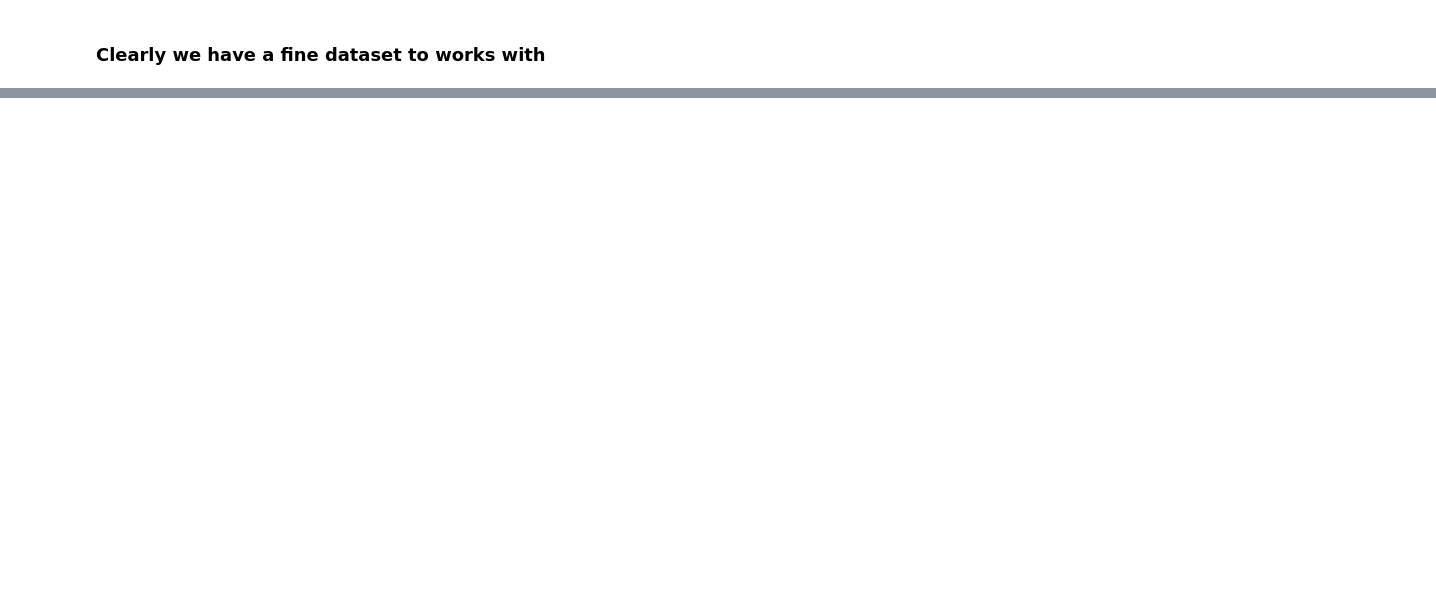
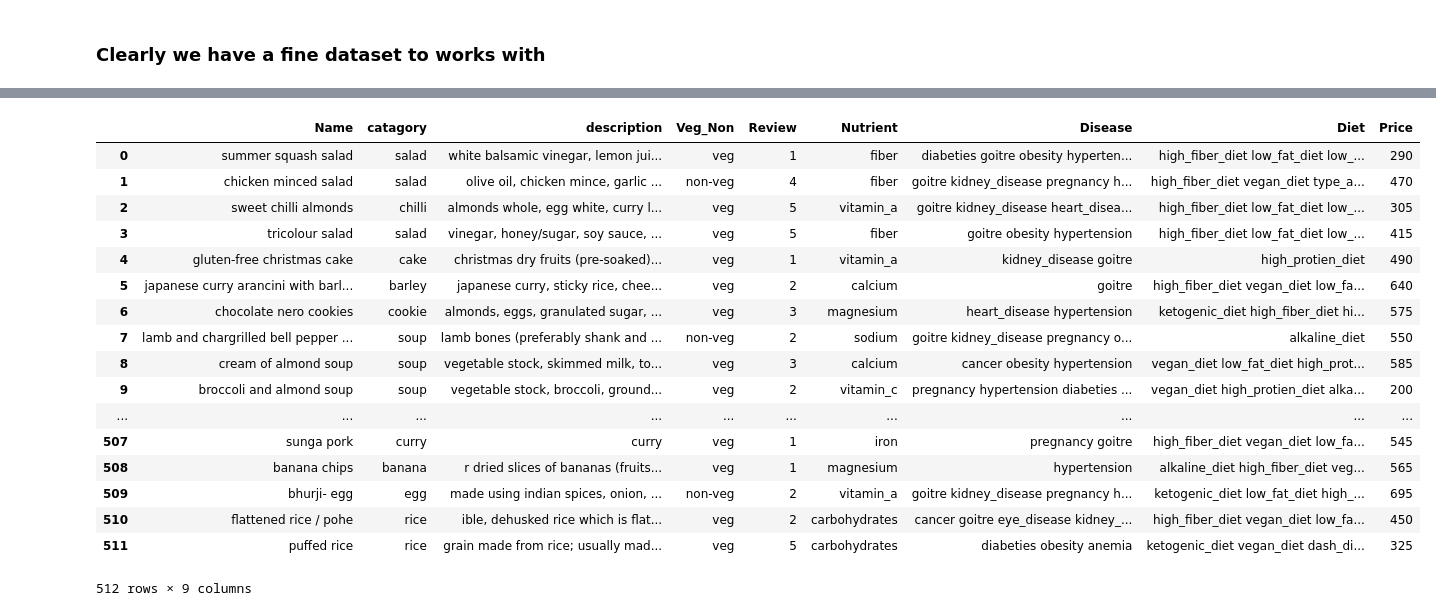
Before and after one commit to sakshamhere/Personalized_meal_recommendation_system, a Jupyter notebook: dataset_processing.ipynb, the cells around one changed output, grey strips where cells are left out. Cells and saved outputs as stored; diff of their text form; code cells hidden in the pictures; blank space fills up the shorter version.

```diff
--- a/dataset_processing.ipynb
+++ b/dataset_processing.ipynb
@@ -1092,6 +1103,11 @@ lets save our data
 # %%
+df = df[df['description'].notna()]
 df = df[df['Nutrient'].notna()]
 df = df[df['description'].notna()]
+df = df[df['catagory'].notna()]
+df = df[df['Disease'].notna()]
+df = df[df['Diet'].notna()]
+df = df.reset_index(drop=True)
 
 description = []
 for i in df.description:
@@ -1111,6 +1127,8 @@ n = []
 for i in df.description:
     n.append(str.lower(i.strip()))
 df['description'] = n
+
+df = df.drop('sub_catagory',axis=1)
 # %%
 df.info()
 # %% [output]
@@ -1133,0 +1177,22 @@ df.to_csv('dataset.csv')
+# %%
+
+df
+# %% [output]
+|  | Name | catagory | description | Veg_Non | Review | Nutrient | Disease | Diet | Price |
+| 0 | summer squash salad | salad | white balsamic vinegar, lemon jui... | veg | 1 | fiber | diabeties goitre obesity hyperten... | high_fiber_diet low_fat_diet low_... | 290 |
+| 1 | chicken minced salad | salad | olive oil, chicken mince, garlic ... | non-veg | 4 | fiber | goitre kidney_disease pregnancy h... | high_fiber_diet vegan_diet type_a... | 470 |
+| 2 | sweet chilli almonds | chilli | almonds whole, egg white, curry l... | veg | 5 | vitamin_a | goitre kidney_disease heart_disea... | high_fiber_diet low_fat_diet low_... | 305 |
+| 3 | tricolour salad | salad | vinegar, honey/sugar, soy sauce, ... | veg | 5 | fiber | goitre obesity hypertension | high_fiber_diet low_fat_diet low_... | 415 |
+| 4 | gluten-free christmas cake | cake | christmas dry fruits (pre-soaked)... | veg | 1 | vitamin_a | kidney_disease goitre | high_protien_diet | 490 |
+| 5 | japanese curry arancini with barl... | barley | japanese curry, sticky rice, chee... | veg | 2 | calcium | goitre | high_fiber_diet vegan_diet low_fa... | 640 |
+| 6 | chocolate nero cookies | cookie | almonds, eggs, granulated sugar, ... | veg | 3 | magnesium | heart_disease hypertension | ketogenic_diet high_fiber_diet hi... | 575 |
+| 7 | lamb and chargrilled bell pepper ... | soup | lamb bones (preferably shank and ... | non-veg | 2 | sodium | goitre kidney_disease pregnancy o... | alkaline_diet | 550 |
+| 8 | cream of almond soup | soup | vegetable stock, skimmed milk, to... | veg | 3 | calcium | cancer obesity hypertension | vegan_diet low_fat_diet high_prot... | 585 |
+| 9 | broccoli and almond soup | soup | vegetable stock, broccoli, ground... | veg | 2 | vitamin_c | pregnancy hypertension diabeties ... | vegan_diet high_protien_diet alka... | 200 |
+| ... | ... | ... | ... | ... | ... | ... | ... | ... | ... |
+| 507 | sunga pork | curry | curry | veg | 1 | iron | pregnancy goitre | high_fiber_diet vegan_diet low_fa... | 545 |
+| 508 | banana chips | banana | r dried slices of bananas (fruits... | veg | 1 | magnesium | hypertension | alkaline_diet high_fiber_diet veg... | 565 |
+| 509 | bhurji- egg | egg | made using indian spices, onion, ... | non-veg | 2 | vitamin_a | goitre kidney_disease pregnancy h... | ketogenic_diet low_fat_diet high_... | 695 |
+| 510 | flattened rice / pohe | rice | ible, dehusked rice which is flat... | veg | 2 | carbohydrates | cancer goitre eye_disease kidney_... | high_fiber_diet vegan_diet low_fa... | 450 |
+| 511 | puffed rice | rice | grain made from rice; usually mad... | veg | 5 | carbohydrates | diabeties obesity anemia | ketogenic_diet vegan_diet dash_di... | 325 |
+512 rows × 9 columns
```
Also changed, not shown: parts of 17 cells of this notebook, 1 other file.
